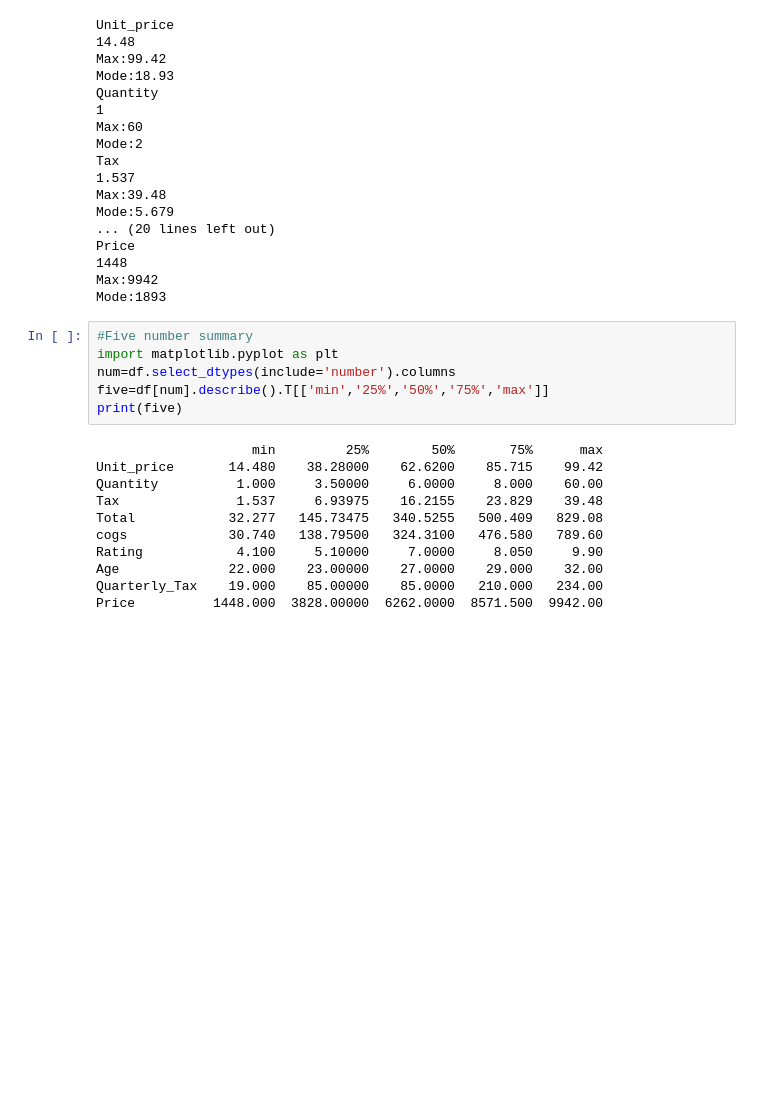
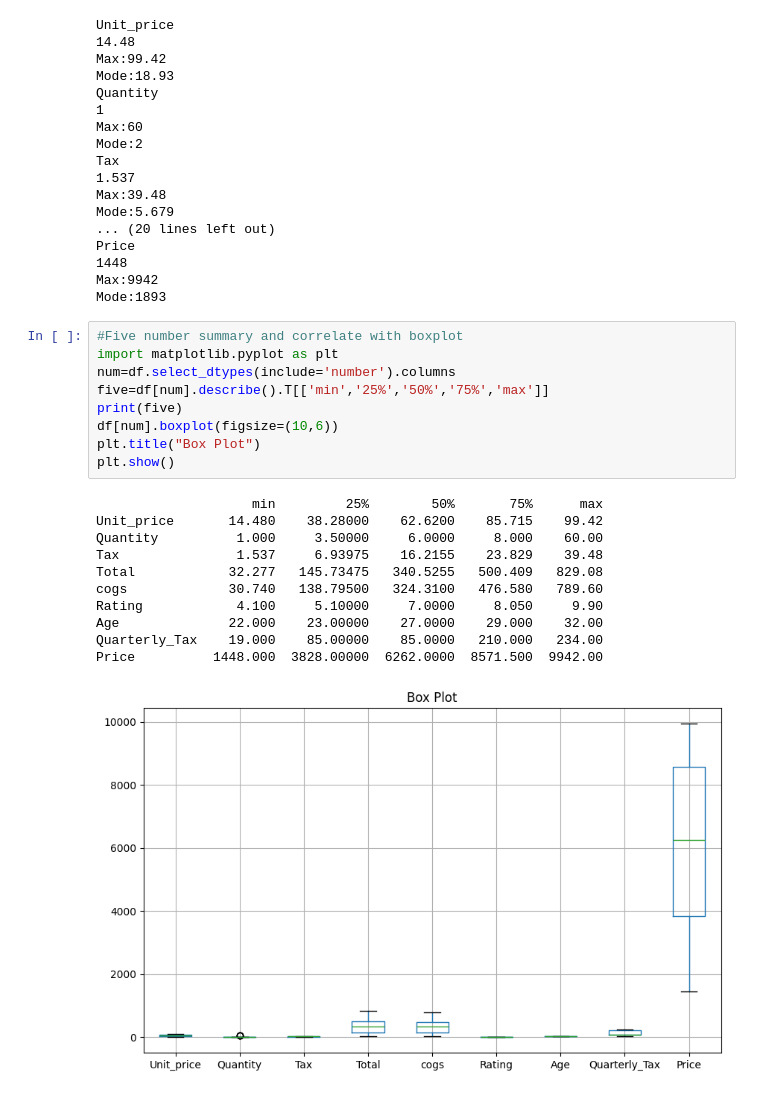
Before and after one commit to mharish20/Machine-Learning-Techniques, a Jupyter notebook: Practice/practice.ipynb, the cells around one changed output. Cells and saved outputs as stored; diff of their text form; blank space fills up the shorter version.

```diff
--- a/Practice/practice.ipynb
+++ b/Practice/practice.ipynb
@@ -74,19 +74,23 @@ Price
 Max:9942
 Mode:1893
 # %%
-#Five number summary
+#Five number summary and correlate with boxplot
 import matplotlib.pyplot as plt
 num=df.select_dtypes(include='number').columns
 five=df[num].describe().T[['min','25%','50%','75%','max']]
 print(five)
+df[num].boxplot(figsize=(10,6))
+plt.title("Box Plot")
+plt.show()
 # %% [output]
                     min         25%        50%       75%      max
 Unit_price       14.480    38.28000    62.6200    85.715    99.42
 Quantity          1.000     3.50000     6.0000     8.000    60.00
 Tax               1.537     6.93975    16.2155    23.829    39.48
 Total            32.277   145.73475   340.5255   500.409   829.08
 cogs             30.740   138.79500   324.3100   476.580   789.60
 Rating            4.100     5.10000     7.0000     8.050     9.90
 Age              22.000    23.00000    27.0000    29.000    32.00
 Quarterly_Tax    19.000    85.00000    85.0000   210.000   234.00
 Price          1448.000  3828.00000  6262.0000  8571.500  9942.00
+[figure, added]
```
Also changed, not shown: parts of 4 cells of this notebook.
